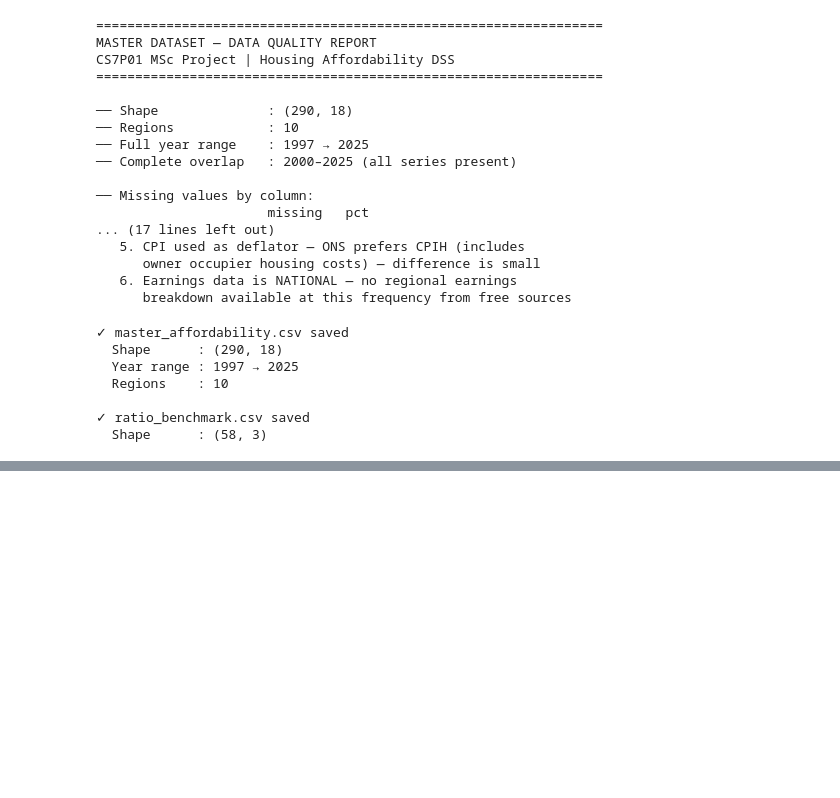
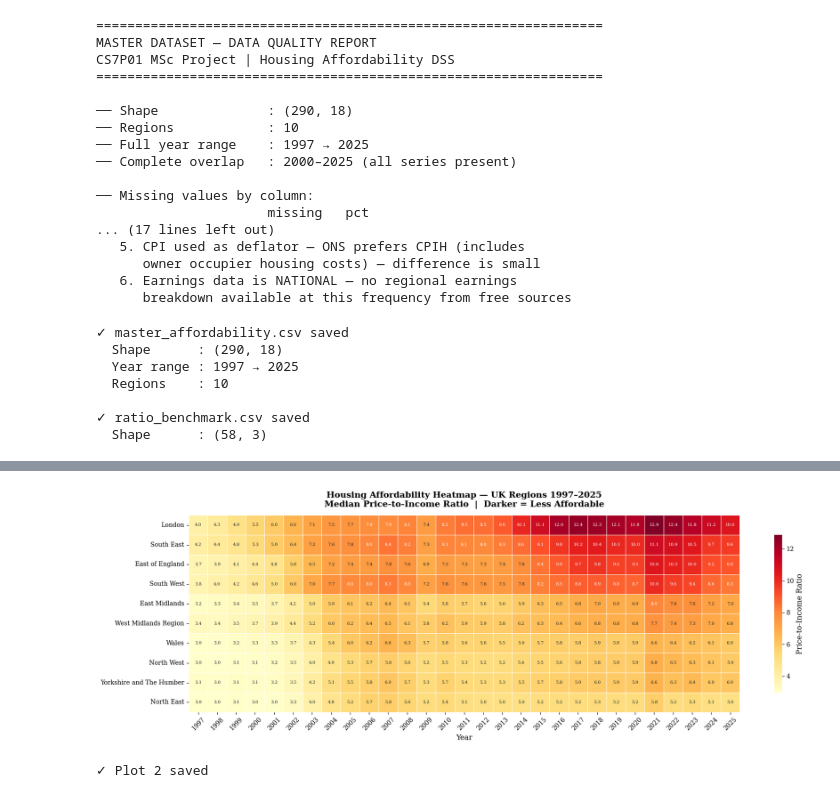
Before and after one commit to koinchsushan/houseAffordabilityDSS, a Jupyter notebook: notebooks/01_eda.ipynb, the cells around one changed output, grey strips where cells are left out. Cells and saved outputs as stored; diff of their text form; code cells hidden in the pictures; blank space fills up the shorter version.

```diff
--- a/notebooks/01_eda.ipynb
+++ b/notebooks/01_eda.ipynb
@@ -976,0 +1034,52 @@ print(f"  Shape      : {ratio_benchmark.shape}")
+# %%
+# ============================================================
+# CELL 20 — Plot 2: Affordability heatmap
+#
+# The single most powerful visualisation for your dissertation.
+# Shows all regions and all years simultaneously.
+# Dark red = severely unaffordable, yellow = more affordable.
+# Examiners will reference this in your viva.
+# ============================================================
+
+heatmap_data = master.pivot(
+    index='region',
+    columns='year',
+    values='affordability_ratio'
+)
+
+# Sort regions by their 2024 ratio — most unaffordable at top
+sort_order = (heatmap_data
+              .loc[:, 2024]
+              .sort_values(ascending=False)
+              .index)
+heatmap_data = heatmap_data.loc[sort_order]
+
+fig, ax = plt.subplots(figsize=(18, 6))
+sns.heatmap(
+    heatmap_data,
+    cmap='YlOrRd',
+    annot=True,
+    fmt='.1f',
+    linewidths=0.4,
+    linecolor='white',
+    ax=ax,
+    cbar_kws={'label': 'Price-to-Income Ratio', 'shrink': 0.8},
+    annot_kws={'size': 7}
+)
+
+ax.set_title(
+    'Housing Affordability Heatmap — UK Regions 1997–2025\n'
+    'Median Price-to-Income Ratio  |  Darker = Less Affordable',
+    fontweight='bold'
+)
+ax.set_xlabel('Year')
+ax.set_ylabel('')
+ax.tick_params(axis='x', rotation=45)
+
+plt.tight_layout()
+plt.savefig(PROCESSED + 'plot2_affordability_heatmap.png', dpi=150, bbox_inches='tight')
+plt.show()
+print("✓ Plot 2 saved")
+# %% [output]
+[figure, added]
+✓ Plot 2 saved
```
Also changed, not shown: parts of 10 cells of this notebook.
